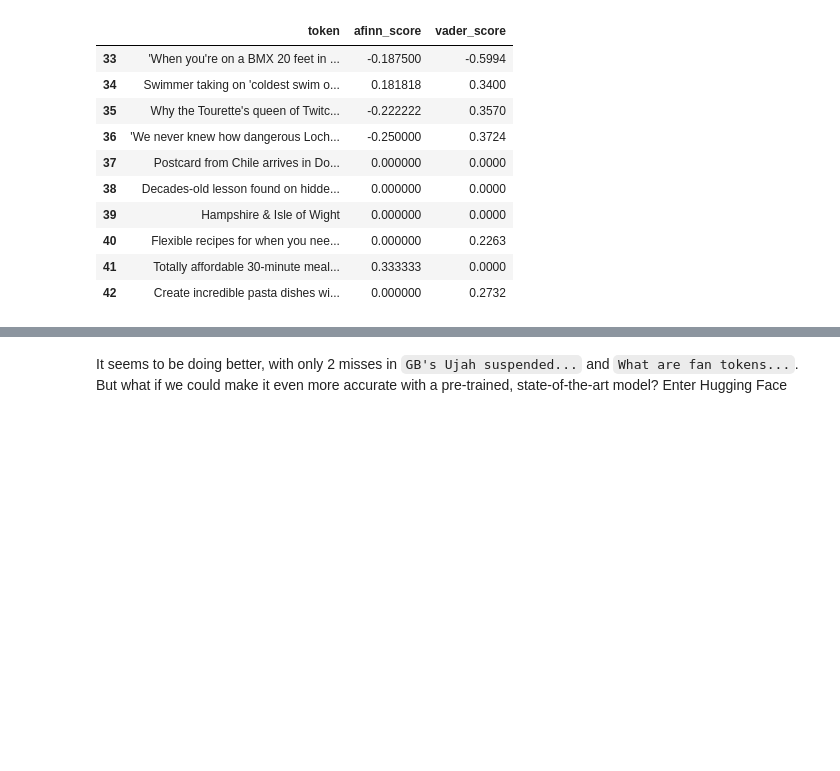
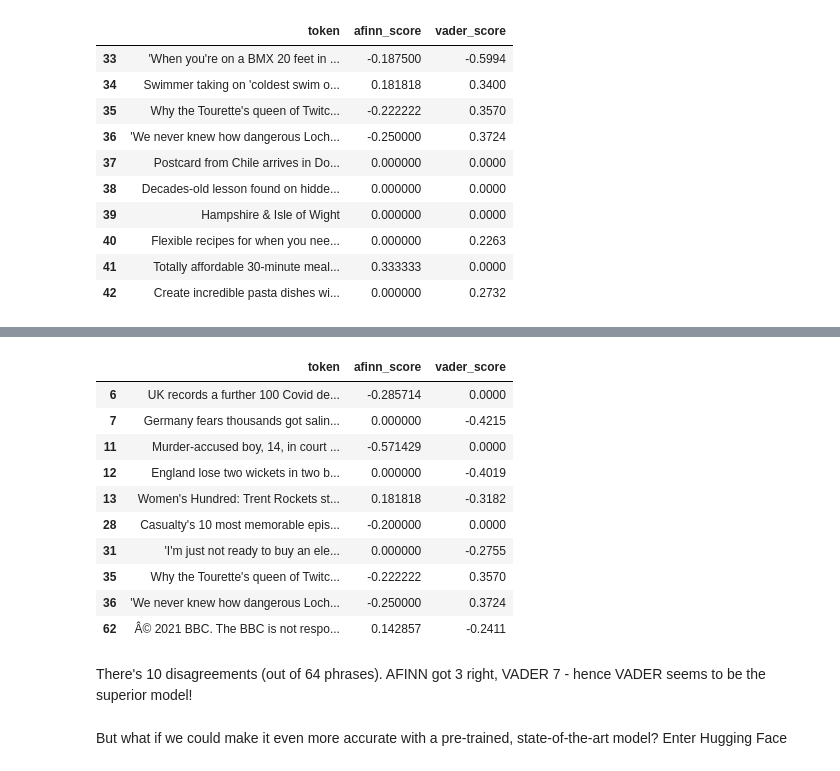
Before and after one commit to mihailthebuilder/bright-news-backend, a Jupyter notebook: research/main.ipynb, the cells around one changed output, grey strips where cells are left out. Cells and saved outputs as stored; diff of their text form; code cells hidden in the pictures; blank space fills up the shorter version.

```diff
--- a/research/main.ipynb
+++ b/research/main.ipynb
@@ -216,5 +171,21 @@ token_df[45:55]
+# %%
+token_df[((token_df["afinn_score"]<0) & (token_df["vader_score"]>=0)) | ((token_df["afinn_score"]>=0) & (token_df["vader_score"]<0))]
+# %% [output]
+|  | token | afinn_score | vader_score |
+| 6 | UK records a further 100 Covid de... | -0.285714 | 0.0000 |
+| 7 | Germany fears thousands got salin... | 0.000000 | -0.4215 |
+| 11 | Murder-accused boy, 14, in court ... | -0.571429 | 0.0000 |
+| 12 | England lose two wickets in two b... | 0.000000 | -0.4019 |
+| 13 | Women's Hundred: Trent Rockets st... | 0.181818 | -0.3182 |
+| 28 | Casualty's 10 most memorable epis... | -0.200000 | 0.0000 |
+| 31 | 'I'm just not ready to buy an ele... | 0.000000 | -0.2755 |
+| 35 | Why the Tourette's queen of Twitc... | -0.222222 | 0.3570 |
+| 36 | 'We never knew how dangerous Loch... | -0.250000 | 0.3724 |
+| 62 | Â© 2021 BBC. The BBC is not respo... | 0.142857 | -0.2411 |
+# %% [markdown]
+There's 10 disagreements (out of 64 phrases). AFINN got 3 right, VADER 7 - hence VADER seems to be the superior model!
 # %% [markdown]
-It seems to be doing better, with only 2 misses in `GB's Ujah suspended...` and `What are fan tokens...`. But what if we could make it even more accurate with a pre-trained, state-of-the-art model? Enter Hugging Face
+But what if we could make it even more accurate with a pre-trained, state-of-the-art model? Enter Hugging Face
 # %%
 from transformers import pipeline
 classifier = pipeline("sentiment-analysis")
```
Also changed, not shown: parts of 25 cells of this notebook.
